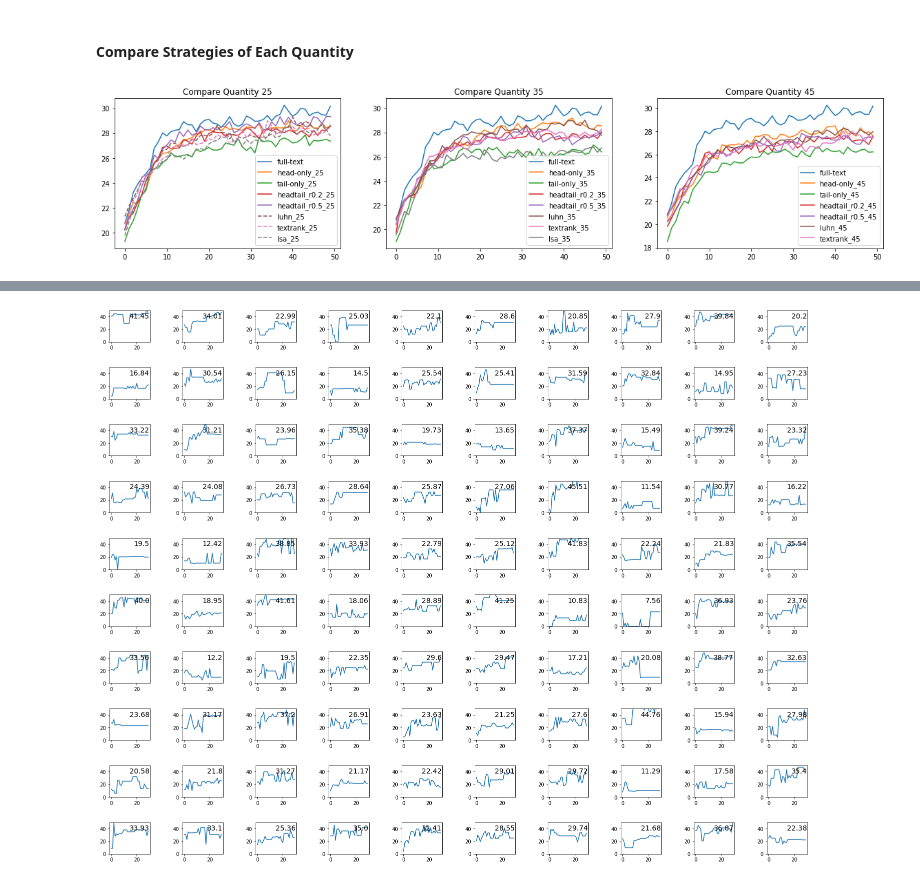
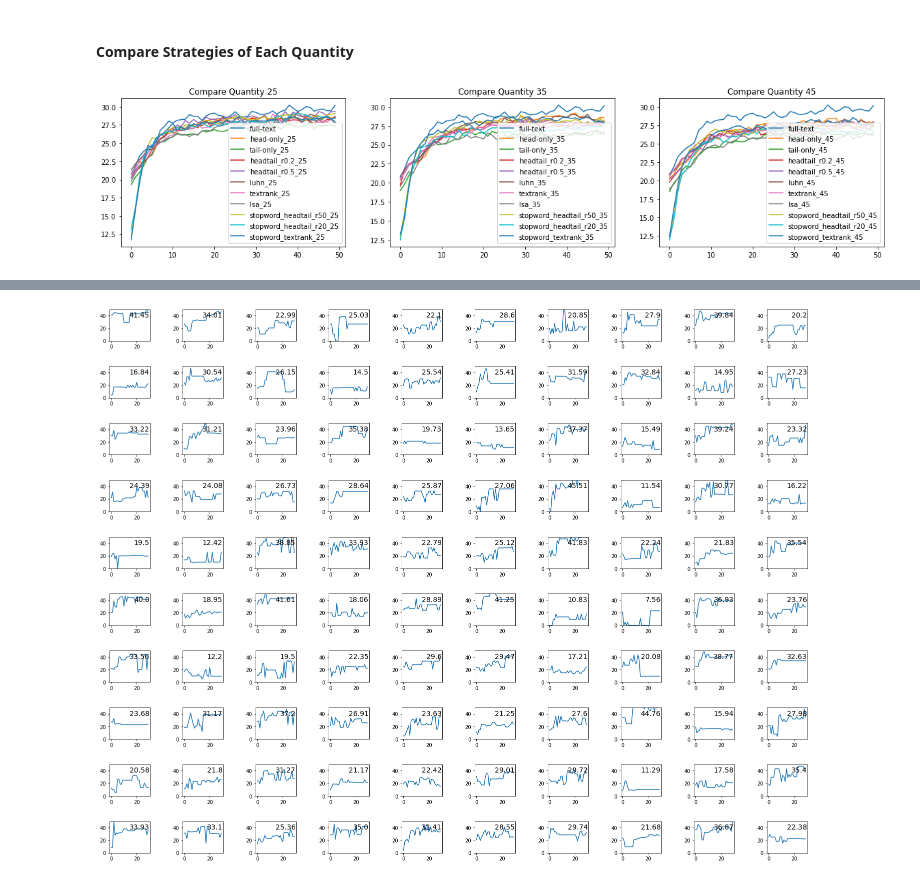
Before and after one commit to beaupranisaa/Text-Summarization, a Jupyter notebook: analysis/Shortening_Evaluation_50epochs.ipynb, the cells around one changed output, grey strips where cells are left out. Saved outputs shown, nothing was run; the diff lists cells and outputs as text; code cells hidden in the pictures.

```diff
--- a/analysis/Shortening_Evaluation_50epochs.ipynb
+++ b/analysis/Shortening_Evaluation_50epochs.ipynb
@@ -159,6 +209,12 @@ bert_tail_onlys = {"plots": [bertscores_fulltext, bertscores_tail25, bertscores_
 bert_headtail_r02 = {"plots": [bertscores_fulltext, bertscores_headtail_02_25, bertscores_headtail_02_35, bertscores_headtail_02_45], "labels" : ['full-text', 'head+tail_r0.2_25', 'head+tail_r0.2_35', 'head+tail_r0.2_45']}
 bert_headtail_r05 = {"plots": [bertscores_fulltext, bertscores_headtail_05_25, bertscores_headtail_05_35, bertscores_headtail_05_45], "labels" : ['full-text', 'head+tail_r0.5_25', 'head+tail_r0.5_35', 'head+tail_r0.5_45']}
 bert_luhns = {"plots": [bertscores_fulltext, bertscores_luhn25, bertscores_luhn35, bertscores_luhn45], "labels" : ['full-text', 'luhn_25', 'luhn_35', 'luhn_45']}
+bert_textranks = {"plots": [bertscores_fulltext, bertscores_textrank25, bertscores_textrank35, bertscores_textrank45], "labels" : ['full-text', 'textrank25', 'textrank35', "textrank45"]}
+bert_lsas = {"plots": [bertscores_fulltext, bertscores_lsa25, bertscores_lsa35, bertscores_lsa45], "labels" : ['full-text', 'lsa25', 'lsa35',"lsa45" ]}
+bert_stopwords = {"plots": [bertscores_fulltext, bertscores_stopwords_all, bertscores_stopwords_neg], "labels" : ['full-text', 'stopwords_all', 'stopwords_neg', ]}
+
+
+
 for i, plot in enumerate(bert_head_onlys["plots"]):
     axs[0, 0].plot(plot['f1'], label = bert_head_onlys["labels"][i])
     axs[0, 0].set_title("Compare Head-onlys BERTScore")
@@ -179,4 +235,16 @@ for i, plot in enumerate(bert_luhns["plots"]):
     axs[1, 0].plot(plot['f1'], label = bert_luhns["labels"][i])
     axs[1, 0].set_title("Compare Luhns BERTScore")
     axs[1, 0].legend()
+for i, plot in enumerate(bert_textranks["plots"]):
+    axs[1, 1].plot(plot['f1'], label = bert_textranks["labels"][i])
+    axs[1, 1].set_title("Compare Textrank BERTScore")
+    axs[1, 1].legend()
+for i, plot in enumerate(bert_lsas["plots"]):
+    axs[1, 2].plot(plot['f1'], label = bert_lsas["labels"][i])
+    axs[1, 2].set_title("Compare LSA BERTScore")
+    axs[1, 2].legend()
+for i, plot in enumerate(bert_stopwords["plots"]):
+    axs[1, 3].plot(plot['f1'], label = bert_stopwords["labels"][i])
+    axs[1, 3].set_title("Compare Stopwords BERTScore")
+    axs[1, 3].legend()
 # %% [output]
@@ -185,25 +263,51 @@ for i, plot in enumerate(bert_luhns["plots"]):
 #### Compare Strategies of Each Quantity
 # %%
 fig, axs = plt.subplots(1, 3, figsize=(20,4))
-quantity_25 = {"plots": [rougescores_fulltext, rougescores_head25, rougescores_tail25, rougescores_headtail_02_25, rougescores_headtail_05_25, rougescores_luhn25, rougescores_textrank25, rougescores_lsa25],
-               "labels" : ['full-text', 'head-only_25', 'tail-only_25', 'headtail_r0.2_25', 'headtail_r0.5_25', 'luhn_25', 'textrank_25', 'lsa_25'],
-              "linestyles": ['solid', 'solid','solid','solid','solid','dashed','dashed','dashed']}
-quantity_35 = {"plots": [rougescores_fulltext, rougescores_head35, rougescores_tail35, rougescores_headtail_02_35, rougescores_headtail_05_35, rougescores_luhn35, rougescores_textrank35, rougescores_lsa35],
-               "labels" : ['full-text', 'head-only_35', 'tail-only_35', 'headtail_r0.2_35', 'headtail_r0.5_35', 'luhn_35', 'textrank_35',  'lsa_35']}
-quantity_45 = {"plots": [rougescores_fulltext, rougescores_head45, rougescores_tail45, rougescores_headtail_02_45, rougescores_headtail_05_45, rougescores_luhn45, rougescores_textrank45],
-               "labels" : ['full-text', 'head-only_45', 'tail-only_45', 'headtail_r0.2_45', 'headtail_r0.5_45', 'luhn_45', 'textrank_45']}
+quantity_25 = {"plots": [rougescores_fulltext, rougescores_head25, rougescores_tail25,
+                         rougescores_headtail_02_25, rougescores_headtail_05_25,
+                         rougescores_luhn25, rougescores_textrank25, rougescores_lsa25,
+                         rougescores_stopwords_neg_headtail_05_25,
+                         rougescores_stopwords_neg_headtail_02_25,
+                         rougescores_stopwords_neg_textrank_25],
+               "labels" : ['full-text', 'head-only_25', 'tail-only_25', 'headtail_r0.2_25',
+                           'headtail_r0.5_25', 'luhn_25', 'textrank_25', 'lsa_25',
+                           'stopword_headtail_r50_25', 'stopword_headtail_r20_25',
+                           'stopword_textrank_25'],}
+#               "linestyles": ['solid', 'solid','solid','solid','solid','dashed','dashed','dashed', 'solid', 'solid', 'solid']}
+quantity_35 = {"plots": [rougescores_fulltext, rougescores_head35, rougescores_tail35,
+                         rougescores_headtail_02_35, rougescores_headtail_05_35,
+                         rougescores_luhn35, rougescores_textrank35, rougescores_lsa35,
+                         rougescores_stopwords_neg_headtail_05_35,
+                         rougescores_stopwords_neg_headtail_02_35,
+                         rougescores_stopwords_neg_textrank_35],
+               "labels" : ['full-text', 'head-only_35', 'tail-only_35', 'headtail_r0.2_35',
+                           'headtail_r0.5_35', 'luhn_35', 'textrank_35',  'lsa_35',
+                           'stopword_headtail_r50_35',
+                           'stopword_headtail_r20_35',
+                           'stopword_textrank_35']}
+quantity_45 = {"plots": [rougescores_fulltext, rougescores_head45, rougescores_tail45,
+                         rougescores_headtail_02_45, rougescores_headtail_05_45,
+                         rougescores_luhn45, rougescores_textrank45, rougescores_lsa45,
+                         rougescores_stopwords_neg_headtail_05_45,
+                         rougescores_stopwords_neg_headtail_02_45,
+                        rougescores_stopwords_neg_textrank_45],
+               "labels" : ['full-text', 'head-only_45', 'tail-only_45', 'headtail_r0.2_45',
+                           'headtail_r0.5_45', 'luhn_45', 'textrank_45', 'lsa_45',
+                           'stopword_headtail_r50_45',
+                           'stopword_headtail_r20_45',
+                          'stopword_textrank_45']}
 
 for i, plot in enumerate(quantity_25["plots"]):
-    axs[0].plot(plot['rouge1'], label = quantity_25["labels"][i], linestyle = quantity_25["linestyles"][i])
+    axs[0].plot(plot['rouge1'], label = quantity_25["labels"][i]) #, linestyle = quantity_25["linestyles"][i])
     axs[0].set_title("Compare Quantity 25")
     axs[0].legend()
 for i, plot in enumerate(quantity_35["plots"]):
     axs[1].plot(plot['rouge1'], label = quantity_35["labels"][i])
     axs[1].set_title("Compare Quantity 35")
     axs[1].legend()
 for i, plot in enumerate(quantity_45["plots"]):
     axs[2].plot(plot['rouge1'], label = quantity_45["labels"][i])
     axs[2].set_title("Compare Quantity 45")
     axs[2].legend()
 # %% [output]
-[figure, old version]
+[figure, new version]
```
Also changed, not shown: parts of 39 cells of this notebook, 23 other files.
